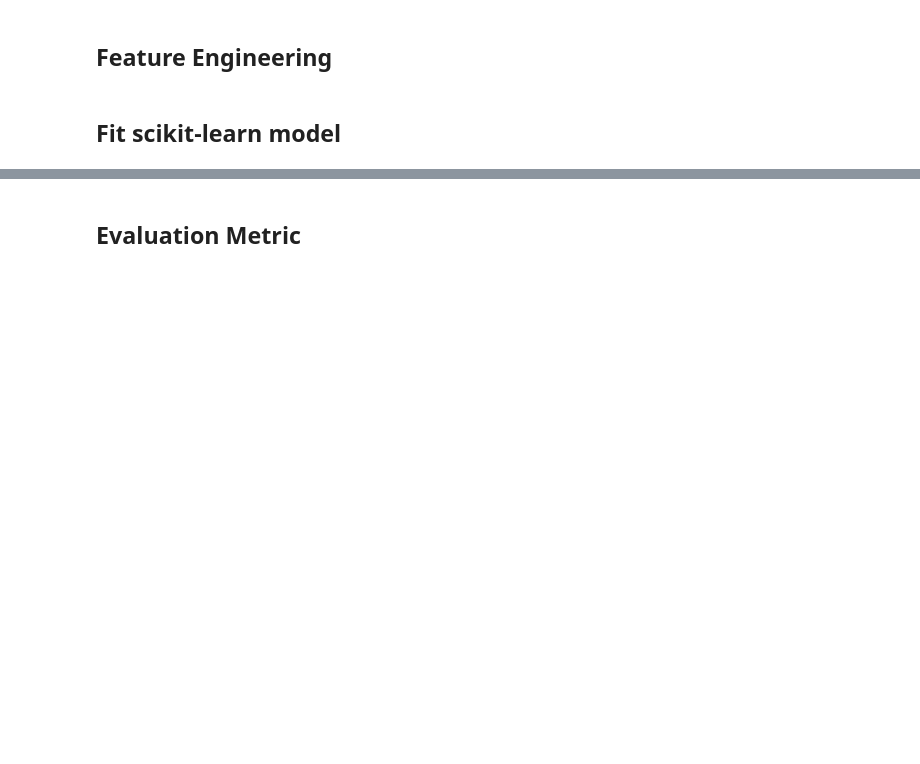
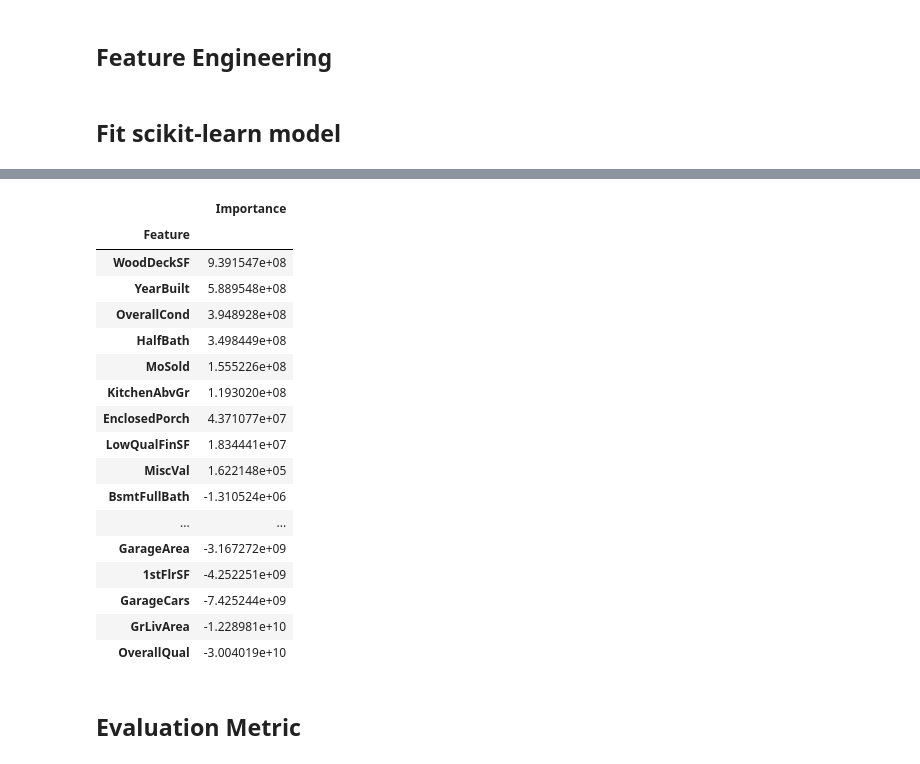
Before and after one commit to esmeluo/ML_Lab_Housing_Prediction, a Jupyter notebook: 6b_final_project_checkin_template-EL.ipynb, the cells around one changed output, grey strips where cells are left out. Cells and saved outputs as stored; diff of their text form; code cells hidden in the pictures; blank space fills up the shorter version.

```diff
--- a/6b_final_project_checkin_template-EL.ipynb
+++ b/6b_final_project_checkin_template-EL.ipynb
@@ -135,0 +192,12 @@ pipeline.fit(X_train, y_train)
+# %%
+numeric_features = ['1stFlrSF','2ndFlrSF','3SsnPorch','BedroomAbvGr','BsmtFinSF1','BsmtFullBath','BsmtHalfBath','BsmtUnfSF',
+                   'EnclosedPorch','Fireplaces','FullBath','GarageArea','GarageCars','GarageYrBlt','GrLivArea','HalfBath',
+                   'KitchenAbvGr','LotArea','LotFrontage','LowQualFinSF','MasVnrArea','MiscVal','MoSold','MSSubClass','OpenPorchSF',
+                   'OverallCond','OverallQual','PoolArea','ScreenPorch','YrSold', 'YearRemodAdd', 'YearBuilt', 'WoodDeckSF',
+                    'TotRmsAbvGrd', 'TotalBsmtSF']
+
+categorical_features = ['BldgType','BsmtCond','BsmtExposure','BsmtFinType1','BsmtQual','CentralAir','Condition1','Condition2',
+                   'Electrical','ExterCond','Exterior1st','Exterior2nd','ExterQual','Foundation','Functional','GarageType',
+                   'Heating','HeatingQC','HouseStyle','KitchenQual','LandContour','LandSlope','LotConfig','LotShape',
+                   'MasVnrType','MiscFeature','MSZoning','Neighborhood','PavedDrive','RoofMatl','RoofStyle','SaleCondition',
+                   'SaleType','Street','Utilities']
@@ -136,3 +254,25 @@ pipeline.fit(X_train, y_train)
+# %%
+rfpimp.permutation_importances(regressor, num, log_y_train,
+                              oob_regression_r2_score)
+# %% [output]
+|  | Importance |
+| Feature |  |
+| WoodDeckSF | 9.391547e+08 |
+| YearBuilt | 5.889548e+08 |
+| OverallCond | 3.948928e+08 |
+| HalfBath | 3.498449e+08 |
+| MoSold | 1.555226e+08 |
+| KitchenAbvGr | 1.193020e+08 |
+| EnclosedPorch | 4.371077e+07 |
+| LowQualFinSF | 1.834441e+07 |
+| MiscVal | 1.622148e+05 |
+| BsmtFullBath | -1.310524e+06 |
+| ... | ... |
+| GarageArea | -3.167272e+09 |
+| 1stFlrSF | -4.252251e+09 |
+| GarageCars | -7.425244e+09 |
+| GrLivArea | -1.228981e+10 |
+| OverallQual | -3.004019e+10 |
 # %% [markdown]
 Evaluation Metric
 ----
```
Also changed, not shown: parts of 22 cells of this notebook, 1 other file.
